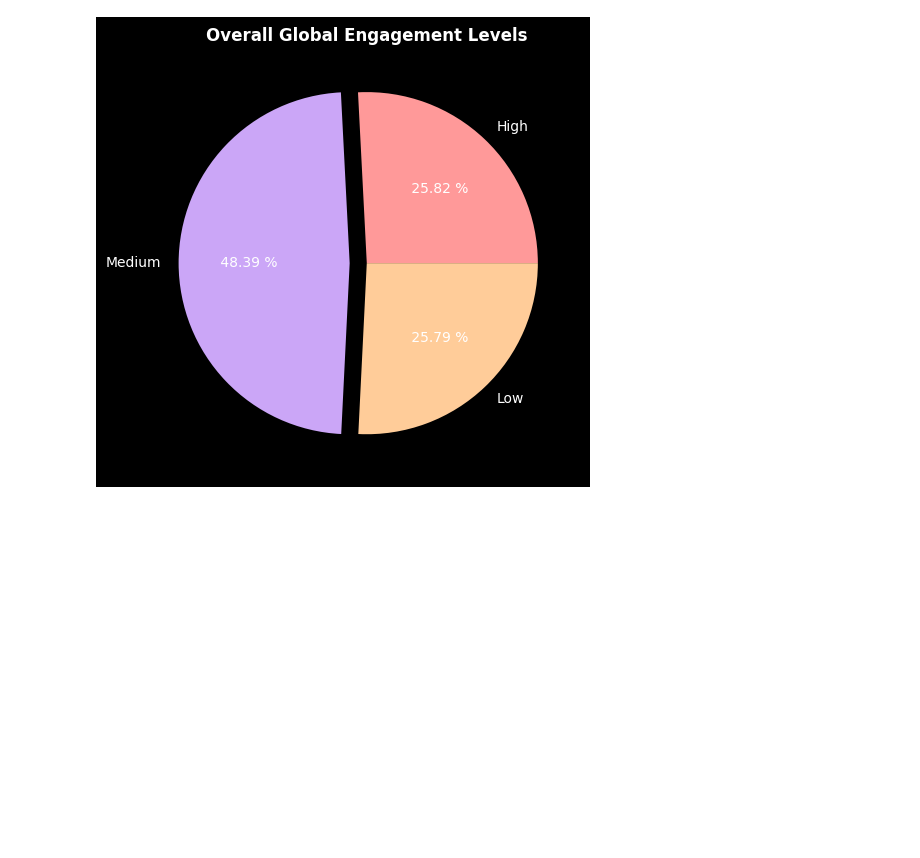
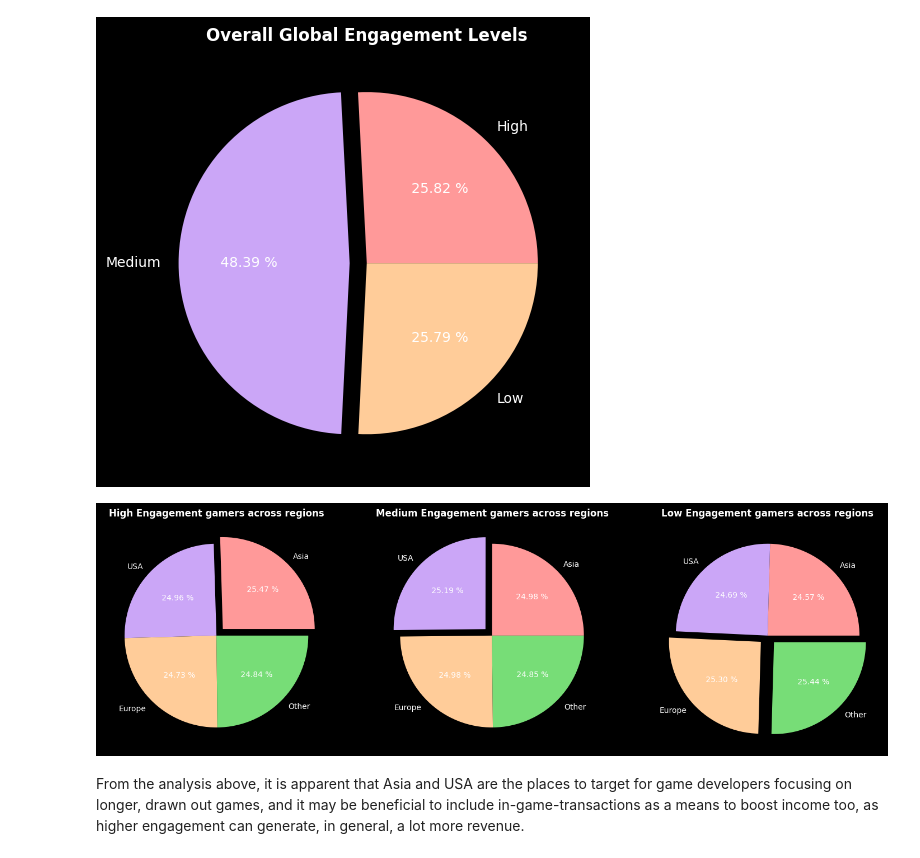
Before and after one commit to rajin-khan/Gaming-Behavior-Analysis, a Jupyter notebook: main_notebook.ipynb, the cells around one changed output. Cells and saved outputs as stored; diff of their text form; code cells hidden in the pictures; blank space fills up the shorter version.

Commit message:
Add engagement breakdown analysis and update notebook

```diff
--- a/main_notebook.ipynb
+++ b/main_notebook.ipynb
@@ -94,0 +101,62 @@ plt.show()
+# %%
+#calculating variables for regions by engagement level
+
+#high engagement
+pct_higheng_asia = (len(gaming_asia.loc[gaming_asia['EngagementLevel']=='High'])/len(gaming_asia))*100
+pct_higheng_usa = (len(gaming_usa.loc[gaming_usa['EngagementLevel']=='High'])/len(gaming_usa))*100
+pct_higheng_europe = (len(gaming_europe.loc[gaming_europe['EngagementLevel']=='High'])/len(gaming_europe))*100
+pct_higheng_other = (len(gaming_other.loc[gaming_other['EngagementLevel']=='High'])/len(gaming_other))*100
+
+#medium engagement
+pct_mediumeng_asia = (len(gaming_asia.loc[gaming_asia['EngagementLevel']=='Medium'])/len(gaming_asia))*100
+pct_mediumeng_usa = (len(gaming_usa.loc[gaming_usa['EngagementLevel']=='Medium'])/len(gaming_usa))*100
+pct_mediumeng_europe = (len(gaming_europe.loc[gaming_europe['EngagementLevel']=='Medium'])/len(gaming_europe))*100
+pct_mediumeng_other = (len(gaming_other.loc[gaming_other['EngagementLevel']=='Medium'])/len(gaming_other))*100
+
+#low engagement
+pct_loweng_asia = (len(gaming_asia.loc[gaming_asia['EngagementLevel']=='Low'])/len(gaming_asia))*100
+pct_loweng_usa = (len(gaming_usa.loc[gaming_usa['EngagementLevel']=='Low'])/len(gaming_usa))*100
+pct_loweng_europe = (len(gaming_europe.loc[gaming_europe['EngagementLevel']=='Low'])/len(gaming_europe))*100
+pct_loweng_other = (len(gaming_other.loc[gaming_other['EngagementLevel']=='Low'])/len(gaming_other))*100
+# %%
+#plotting the data
+
+#setting up the subplots
+fig, axs = plt.subplots(1, 3, figsize=(18, 6))
+
+#setting up other arrays and fonts
+titlefont = {'fontweight':'bold'}
+region_labels = ['Asia', 'USA', 'Europe', 'Other']
+region_colors = ['#ff9999', '#cba6f7', '#ffcc99', '#77dd77']
+
+#high engagement arrays:
+higheng_sections = [pct_higheng_asia, pct_higheng_usa, pct_higheng_europe, pct_higheng_other]
+higheng_explode = [0.1, 0, 0, 0]
+
+#medium engagement arrays:
+mediumeng_sections = [pct_mediumeng_asia, pct_mediumeng_usa, pct_mediumeng_europe, pct_mediumeng_other]
+mediumeng_explode = [0, 0.1, 0, 0]
+
+#low engagement arrays:
+loweng_sections = [pct_loweng_asia, pct_loweng_usa, pct_loweng_europe, pct_loweng_other]
+loweng_explode = [0, 0, 0.1, 0.1]
+
+# Plotting the high engagement graph
+axs[0].pie(higheng_sections, labels=region_labels, colors=region_colors, autopct='% .2f %%', explode=higheng_explode)
+axs[0].set_title('High Engagement gamers across regions', fontdict=titlefont)
+
+# Plotting the medium engagement graph
+axs[1].pie(mediumeng_sections, labels=region_labels, colors=region_colors, autopct='% .2f %%', explode=mediumeng_explode)
+axs[1].set_title('Medium Engagement gamers across regions', fontdict=titlefont)
+
+# Plotting the low engagement graph
+axs[2].pie(loweng_sections, labels=region_labels, colors=region_colors, autopct='% .2f %%', explode=loweng_explode)
+axs[2].set_title('Low Engagement gamers across regions', fontdict=titlefont)
+
+#plt.tight_layout()
+plt.savefig('./generated/engagementbreakdown.png', dpi=500)
+plt.show()
+# %% [output]
+[figure, added]
+# %% [markdown]
+From the analysis  above, it is apparent that Asia and USA are the places to target for game developers focusing on longer, drawn out games, and it may be beneficial to include in-game-transactions as a means to boost income too, as higher engagement can generate, in general, a lot more revenue.
```
Also changed, not shown: parts of 1 cell of this notebook, 1 other file.
